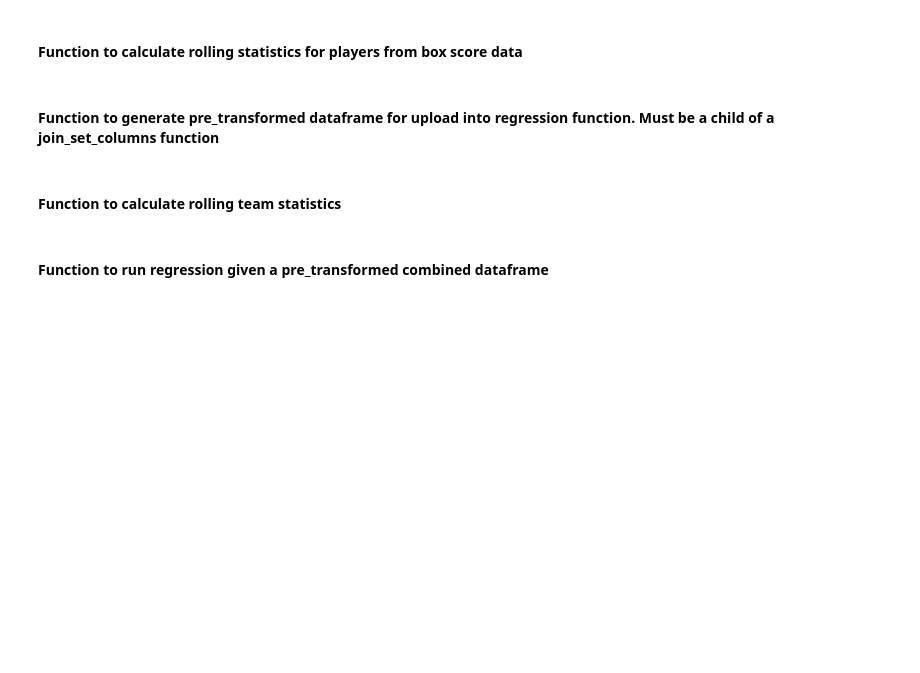
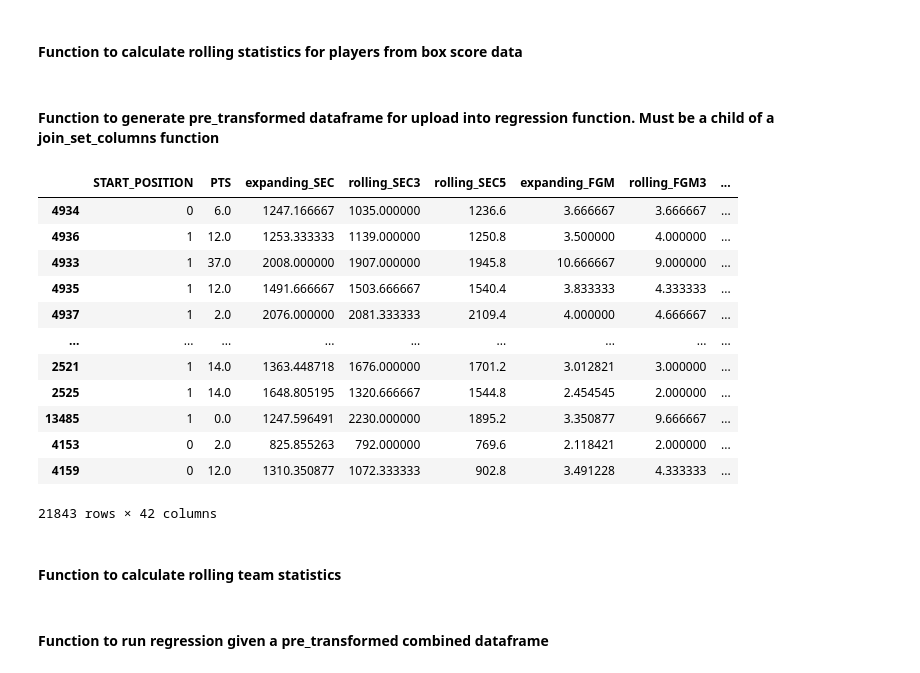
Before and after one commit to jcohen312/nba_points, a Jupyter notebook: Linear Regression.ipynb, the cells around one changed output. Cells and saved outputs as stored; diff of their text form; code cells hidden in the pictures; blank space fills up the shorter version.

```diff
--- a/Linear Regression.ipynb
+++ b/Linear Regression.ipynb
@@ -173,6 +174,39 @@ def generate_pre_transformed(combined_df):
     pre_transform['rest_days'] = pre_transform['rest_days'].dt.days
 
     return pre_transform
+# %%
+def generate_pre_transformed_V2(combined_df):
+
+    new_df = combined_df[combined_df['SEC'] > 300]
+#     'PLAYER_ID','GAME_ID',
+    drop_cols = ['GAME_ID', 'TEAM_ID', 'TEAM_ABBREVIATION', 'TEAM_CITY', 'PLAYER_ID',
+       'PLAYER_NAME', 'COMMENT', 'MIN', 'FGM', 'FGA',
+       'FG_PCT', 'FG3M', 'FG3A', 'FG3_PCT', 'FTM', 'FTA', 'FT_PCT', 'OREB',
+       'DREB', 'REB', 'AST', 'STL', 'BLK', 'PF', 'PLUS_MINUS', 'pk',
+       'TOS', 'SEASON_ID', 'DK_PTS', 'DD', 'TD', 'doubles', 'SEC', 'game_id', 'game_number', 'team']
+    pre_transform = new_df.drop(drop_cols, axis=1).sort_values(by='date')
+    pre_transform['rest_days'] = pre_transform['rest_days'].dt.days
+
+    pre_transform['START_POSITION'] = pre_transform['START_POSITION'].apply(lambda x: '1' if x  else '0')
+
+
+    return pre_transform
+# %%
+generate_pre_transformed_V2(all_d_cluster1)
+# %% [output]
+|  | START_POSITION | PTS | expanding_SEC | rolling_SEC3 | rolling_SEC5 | expanding_FGM | rolling_FGM3 | ... |
+| 4934 | 0 | 6.0 | 1247.166667 | 1035.000000 | 1236.6 | 3.666667 | 3.666667 | ... |
+| 4936 | 1 | 12.0 | 1253.333333 | 1139.000000 | 1250.8 | 3.500000 | 4.000000 | ... |
+| 4933 | 1 | 37.0 | 2008.000000 | 1907.000000 | 1945.8 | 10.666667 | 9.000000 | ... |
+| 4935 | 1 | 12.0 | 1491.666667 | 1503.666667 | 1540.4 | 3.833333 | 4.333333 | ... |
+| 4937 | 1 | 2.0 | 2076.000000 | 2081.333333 | 2109.4 | 4.000000 | 4.666667 | ... |
+| ... | ... | ... | ... | ... | ... | ... | ... | ... |
+| 2521 | 1 | 14.0 | 1363.448718 | 1676.000000 | 1701.2 | 3.012821 | 3.000000 | ... |
+| 2525 | 1 | 14.0 | 1648.805195 | 1320.666667 | 1544.8 | 2.454545 | 2.000000 | ... |
+| 13485 | 1 | 0.0 | 1247.596491 | 2230.000000 | 1895.2 | 3.350877 | 9.666667 | ... |
+| 4153 | 0 | 2.0 | 825.855263 | 792.000000 | 769.6 | 2.118421 | 2.000000 | ... |
+| 4159 | 0 | 12.0 | 1310.350877 | 1072.333333 | 902.8 | 3.491228 | 4.333333 | ... |
+21843 rows × 42 columns
 # %% [markdown]
 #### Function to calculate rolling team statistics
 # %%
```
Also changed, not shown: parts of 33 cells of this notebook, 1 other file.
